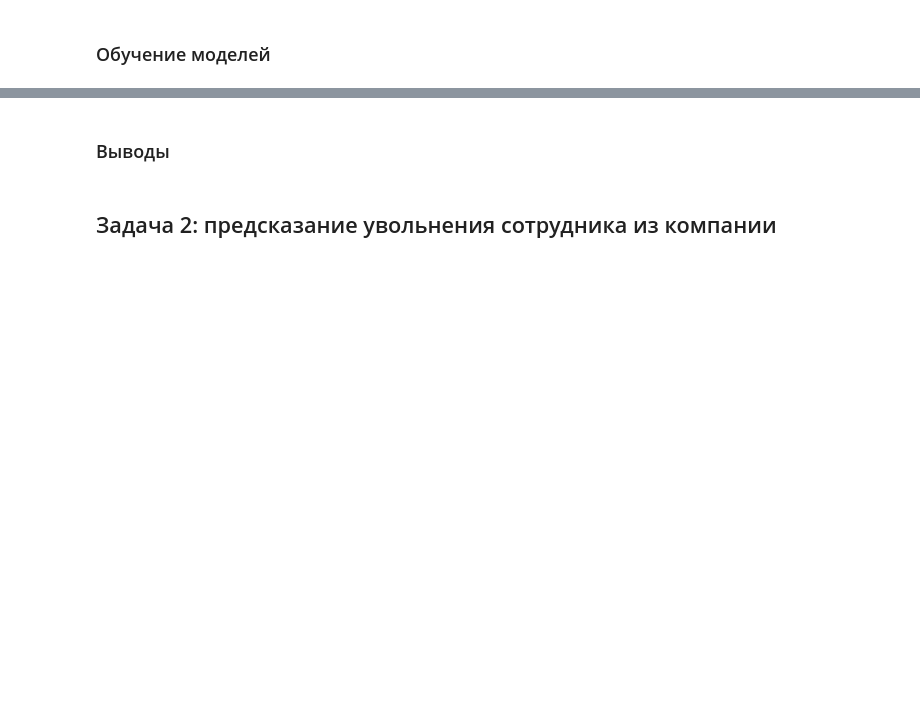
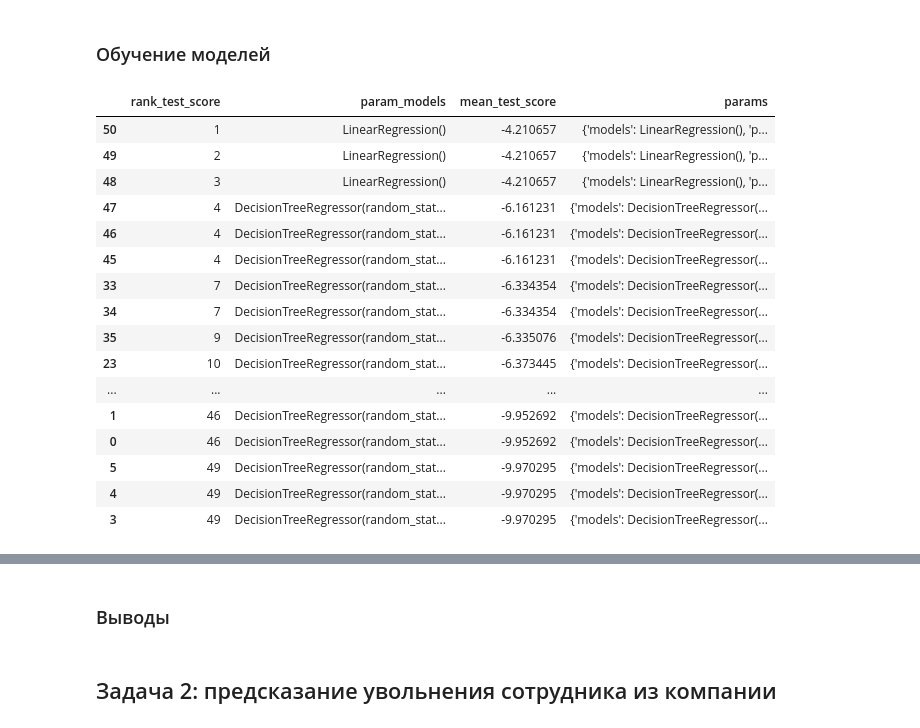
Before and after one commit to theotheo46/yap, a Jupyter notebook: notebooks/hr.ipynb, the cells around one changed output, grey strips where cells are left out. Cells and saved outputs as stored; diff of their text form; code cells hidden in the pictures; blank space fills up the shorter version.

```diff
--- a/notebooks/hr.ipynb
+++ b/notebooks/hr.ipynb
@@ -391,0 +444,19 @@ plot_correlation_matrix(
+# %%
+ohe_columns = list(X_train.select_dtypes(exclude=np.number))
+num_columns = list(X_train.select_dtypes(include=np.number))
+
+print(ohe_columns)
+print(num_columns)
+
+ohe_pipe = Pipeline(
+    [
+     ('ohe', OneHotEncoder(drop='first', handle_unknown='error', sparse=False))
+    ]
+    )
+
+data_preprocessor = ColumnTransformer(
+    [('ohe', ohe_pipe, ohe_columns),
+     ('num', MinMaxScaler(), num_columns)
+    ],
+    remainder='passthrough'
+)
@@ -392,2 +466,75 @@ plot_correlation_matrix(
 # %% [markdown]
 ### Обучение моделей
+# %%
+def smape(y_true, y_pred):
+    return 100 * np.mean(np.abs(y_pred - y_true) / (np.abs(y_pred) + np.abs(y_true))/2)
+
+smape_scorer = make_scorer(smape, greater_is_better=False)
+
+pipe_final = Pipeline([
+    ('preprocessor', data_preprocessor),
+    ('models', DecisionTreeRegressor(random_state=RANDOM_STATE))
+])
+
+param_grid = [
+
+    # словарь для модели DecisionTreeRegressor()
+    {
+        'models': [DecisionTreeRegressor(random_state=RANDOM_STATE)],
+        'models__max_depth': range(2, 6),
+        'models__max_features': range(2, 6),
+        'preprocessor__num': [StandardScaler(), MinMaxScaler(), 'passthrough']
+    },
+
+
+    # словарь для модели LinearRegression()
+    {
+        'models': [LinearRegression()],
+        'preprocessor__num': [StandardScaler(), MinMaxScaler(), 'passthrough']
+    },
+]
+
+grid_search = GridSearchCV(
+    pipe_final,
+    param_grid,
+    cv=5,
+    scoring=smape_scorer,
+    n_jobs=-1
+)
+grid_search.fit(X_train, y_train)
+
+result = pd.DataFrame(grid_search.cv_results_)
+display(result[
+    ['rank_test_score', 'param_models', 'mean_test_score','params']
+].sort_values('rank_test_score'))
+
+
+best_model = grid_search.best_estimator_
+best_params = grid_search.best_params_
+
+# Оцениваем качество на тестовой выборке
+y_pred_test = best_model.predict(X_test)
+smape_test = smape(y_test, y_pred_test)
+
+# Выводим значение SMAPE на тестовой выборке
+print ("Метрика SMAPE:", smape_test)
+print ('Лучшая модель и её параметры:\n', grid_search.best_estimator_)
+print ('Значение SMAPE лучшей модели на тренировочной выборке:', grid_search.best_score_)
+# %% [output]
+|  | rank_test_score | param_models | mean_test_score | params |
+| 50 | 1 | LinearRegression() | -4.210657 | {'models': LinearRegression(), 'p... |
+| 49 | 2 | LinearRegression() | -4.210657 | {'models': LinearRegression(), 'p... |
+| 48 | 3 | LinearRegression() | -4.210657 | {'models': LinearRegression(), 'p... |
+| 47 | 4 | DecisionTreeRegressor(random_stat... | -6.161231 | {'models': DecisionTreeRegressor(... |
+| 46 | 4 | DecisionTreeRegressor(random_stat... | -6.161231 | {'models': DecisionTreeRegressor(... |
+| 45 | 4 | DecisionTreeRegressor(random_stat... | -6.161231 | {'models': DecisionTreeRegressor(... |
+| 33 | 7 | DecisionTreeRegressor(random_stat... | -6.334354 | {'models': DecisionTreeRegressor(... |
+| 34 | 7 | DecisionTreeRegressor(random_stat... | -6.334354 | {'models': DecisionTreeRegressor(... |
+| 35 | 9 | DecisionTreeRegressor(random_stat... | -6.335076 | {'models': DecisionTreeRegressor(... |
+| 23 | 10 | DecisionTreeRegressor(random_stat... | -6.373445 | {'models': DecisionTreeRegressor(... |
+| ... | ... | ... | ... | ... |
+| 1 | 46 | DecisionTreeRegressor(random_stat... | -9.952692 | {'models': DecisionTreeRegressor(... |
+| 0 | 46 | DecisionTreeRegressor(random_stat... | -9.952692 | {'models': DecisionTreeRegressor(... |
+| 5 | 49 | DecisionTreeRegressor(random_stat... | -9.970295 | {'models': DecisionTreeRegressor(... |
+| 4 | 49 | DecisionTreeRegressor(random_stat... | -9.970295 | {'models': DecisionTreeRegressor(... |
+| 3 | 49 | DecisionTreeRegressor(random_stat... | -9.970295 | {'models': DecisionTreeRegressor(... |
```
Also changed, not shown: parts of 15 cells of this notebook.
